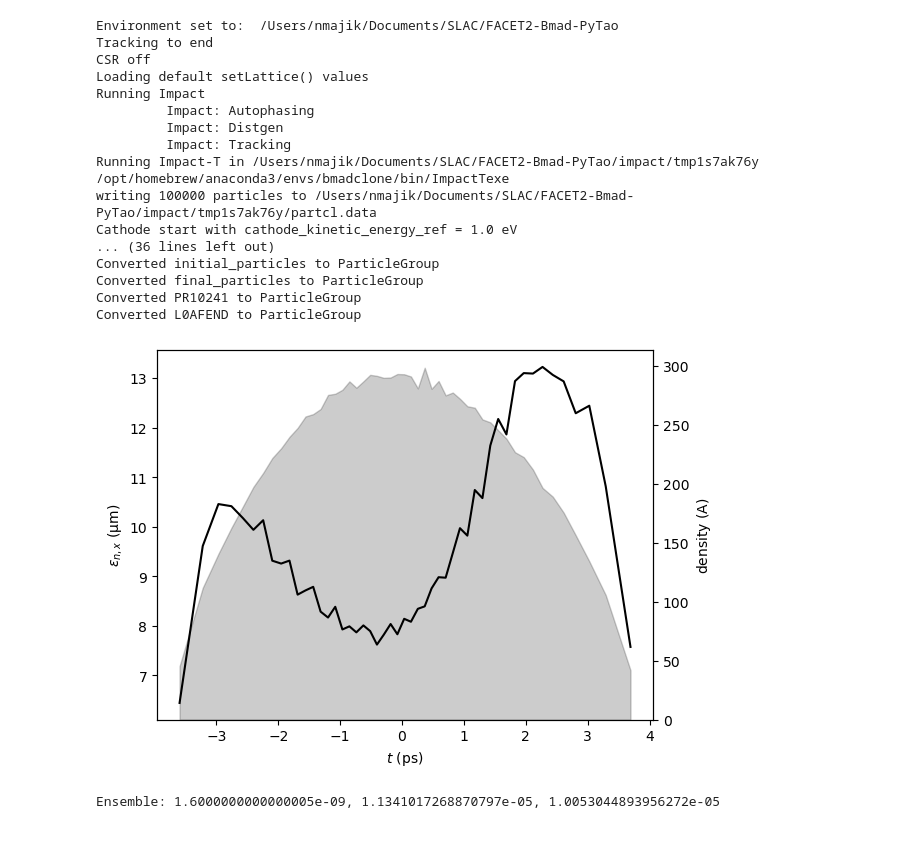
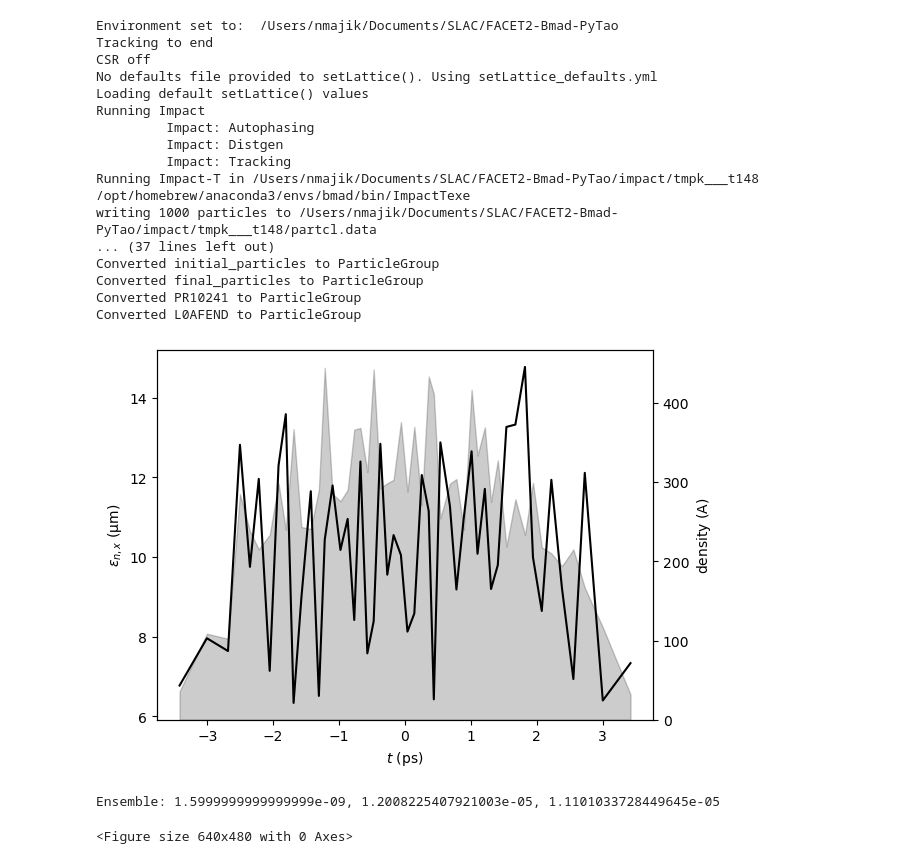
Before and after one commit to slaclab/Jitter-Forked-FACET2-Bmad-PyTao, a Jupyter notebook: 2024-06-26 Testing quickstart utility with Impact.ipynb, the cells around one changed output. Saved outputs shown, nothing was run; the diff lists cells and outputs as text; code cells hidden in the pictures.

```diff
--- a/2024-06-26 Testing quickstart utility with Impact.ipynb
+++ b/2024-06-26 Testing quickstart utility with Impact.ipynb
@@ -20,23 +20,23 @@ Type:      function
 # %%
 tao = initializeTao(
     runImpactTF = True,
-    numMacroParticles = 1e5,
-    impactGridCount = 32
+    numMacroParticles = 1e3,
+    impactGridCount = 8
 )
 # %% [output]
 Environment set to:  /Users/nmajik/Documents/SLAC/FACET2-Bmad-PyTao
 Tracking to end
 CSR off
+No defaults file provided to setLattice(). Using setLattice_defaults.yml
 Loading default setLattice() values
 Running Impact
          Impact: Autophasing
          Impact: Distgen
          Impact: Tracking
-Running Impact-T in /Users/nmajik/Documents/SLAC/FACET2-Bmad-PyTao/impact/tmp1s7ak76y
-/opt/homebrew/anaconda3/envs/bmadclone/bin/ImpactTexe
-writing 100000 particles to /Users/nmajik/Documents/SLAC/FACET2-Bmad-PyTao/impact/tmp1s7ak76y/partcl.data
-Cathode start with cathode_kinetic_energy_ref = 1.0 eV
-... (36 lines left out)
+Running Impact-T in /Users/nmajik/Documents/SLAC/FACET2-Bmad-PyTao/impact/tmpk___t148
+/opt/homebrew/anaconda3/envs/bmad/bin/ImpactTexe
+writing 1000 particles to /Users/nmajik/Documents/SLAC/FACET2-Bmad-PyTao/impact/tmpk___t148/partcl.data
+... (37 lines left out)
 Converted initial_particles to ParticleGroup
 Converted final_particles to ParticleGroup
 Converted PR10241 to ParticleGroup
@@ -44,13 +44,13 @@ Converted L0AFEND to ParticleGroup
 # %%
 P = ParticleGroup("/Users/nmajik/Documents/SLAC/FACET2-Bmad-PyTao/beams/ImpactBeam.h5")
 
-#PDriver, PWitness = getDriverAndWitness(P)
-
 display(slicePlotMod(P, 'norm_emit_x', n_slice=50))
+plt.clf()
 print(f"""Ensemble: {P.charge}, {P["norm_emit_x"]}, {P["norm_emit_y"]}""")
 # %% [output]
-[figure, old version]
+[figure, new version]
-Ensemble: 1.6000000000000005e-09, 1.1341017268870797e-05, 1.0053044893956272e-05
+Ensemble: 1.5999999999999999e-09, 1.2008225407921003e-05, 1.1101033728449645e-05
+<Figure size 640x480 with 0 Axes>
 # %%
 trackBeam(tao)
 # %%
```
Also changed, not shown: parts of 1 cell of this notebook, 5 other files.
